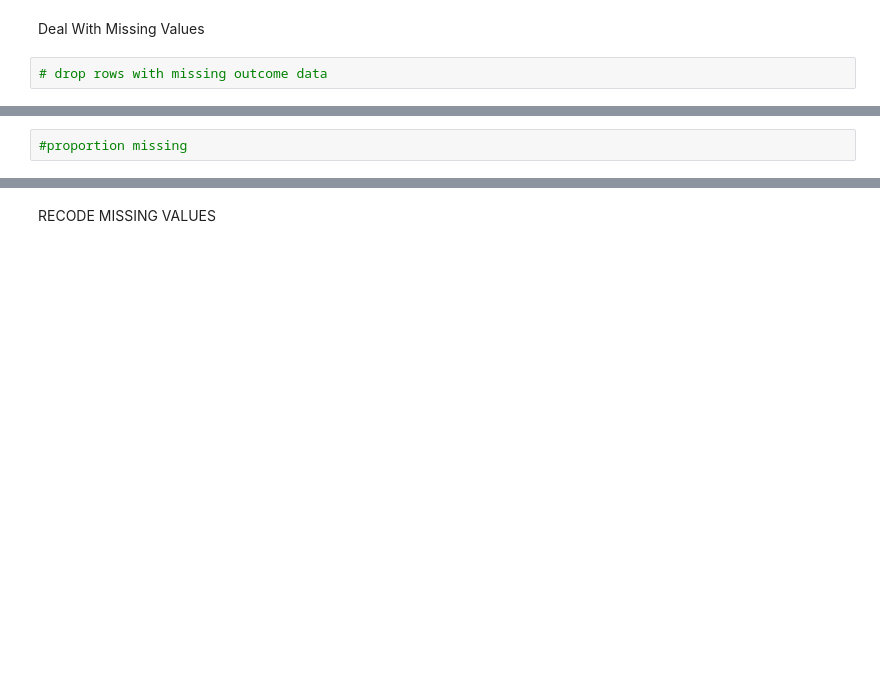
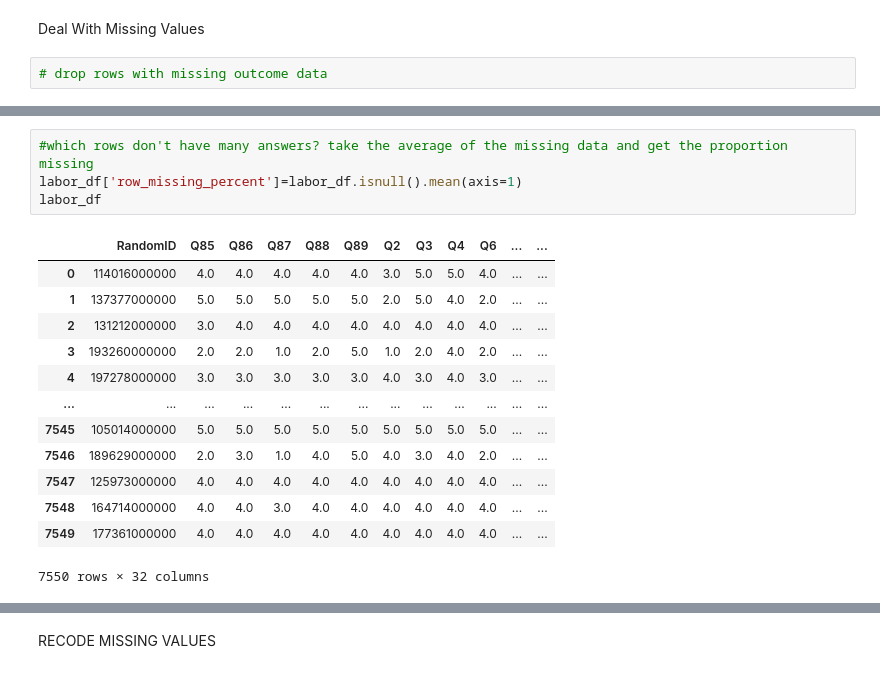
Before and after one commit to CJunger/agency-turnover, a Jupyter notebook: agency_analysis.ipynb, the cells around one changed output, grey strips where cells are left out. Cells and saved outputs as stored; diff of their text form; blank space fills up the shorter version.

```diff
--- a/agency_analysis.ipynb
+++ b/agency_analysis.ipynb
@@ -99,4 +68,20 @@ Deal With Missing Values
 # %%
-#proportion missing
+#which rows don't have many answers? take the average of the missing data and get the proportion missing
+labor_df['row_missing_percent']=labor_df.isnull().mean(axis=1)
+labor_df
+# %% [output]
+|  | RandomID | Q85 | Q86 | Q87 | Q88 | Q89 | Q2 | Q3 | Q4 | Q6 | ... | ... |
+| 0 | 114016000000 | 4.0 | 4.0 | 4.0 | 4.0 | 4.0 | 3.0 | 5.0 | 5.0 | 4.0 | ... | ... |
+| 1 | 137377000000 | 5.0 | 5.0 | 5.0 | 5.0 | 5.0 | 2.0 | 5.0 | 4.0 | 2.0 | ... | ... |
+| 2 | 131212000000 | 3.0 | 4.0 | 4.0 | 4.0 | 4.0 | 4.0 | 4.0 | 4.0 | 4.0 | ... | ... |
+| 3 | 193260000000 | 2.0 | 2.0 | 1.0 | 2.0 | 5.0 | 1.0 | 2.0 | 4.0 | 2.0 | ... | ... |
+| 4 | 197278000000 | 3.0 | 3.0 | 3.0 | 3.0 | 3.0 | 4.0 | 3.0 | 4.0 | 3.0 | ... | ... |
+| ... | ... | ... | ... | ... | ... | ... | ... | ... | ... | ... | ... | ... |
+| 7545 | 105014000000 | 5.0 | 5.0 | 5.0 | 5.0 | 5.0 | 5.0 | 5.0 | 5.0 | 5.0 | ... | ... |
+| 7546 | 189629000000 | 2.0 | 3.0 | 1.0 | 4.0 | 5.0 | 4.0 | 3.0 | 4.0 | 2.0 | ... | ... |
+| 7547 | 125973000000 | 4.0 | 4.0 | 4.0 | 4.0 | 4.0 | 4.0 | 4.0 | 4.0 | 4.0 | ... | ... |
+| 7548 | 164714000000 | 4.0 | 4.0 | 3.0 | 4.0 | 4.0 | 4.0 | 4.0 | 4.0 | 4.0 | ... | ... |
+| 7549 | 177361000000 | 4.0 | 4.0 | 4.0 | 4.0 | 4.0 | 4.0 | 4.0 | 4.0 | 4.0 | ... | ... |
+7550 rows × 32 columns
 # %%
 #plot histogram to check
```
Also changed, not shown: parts of 28 cells of this notebook.
